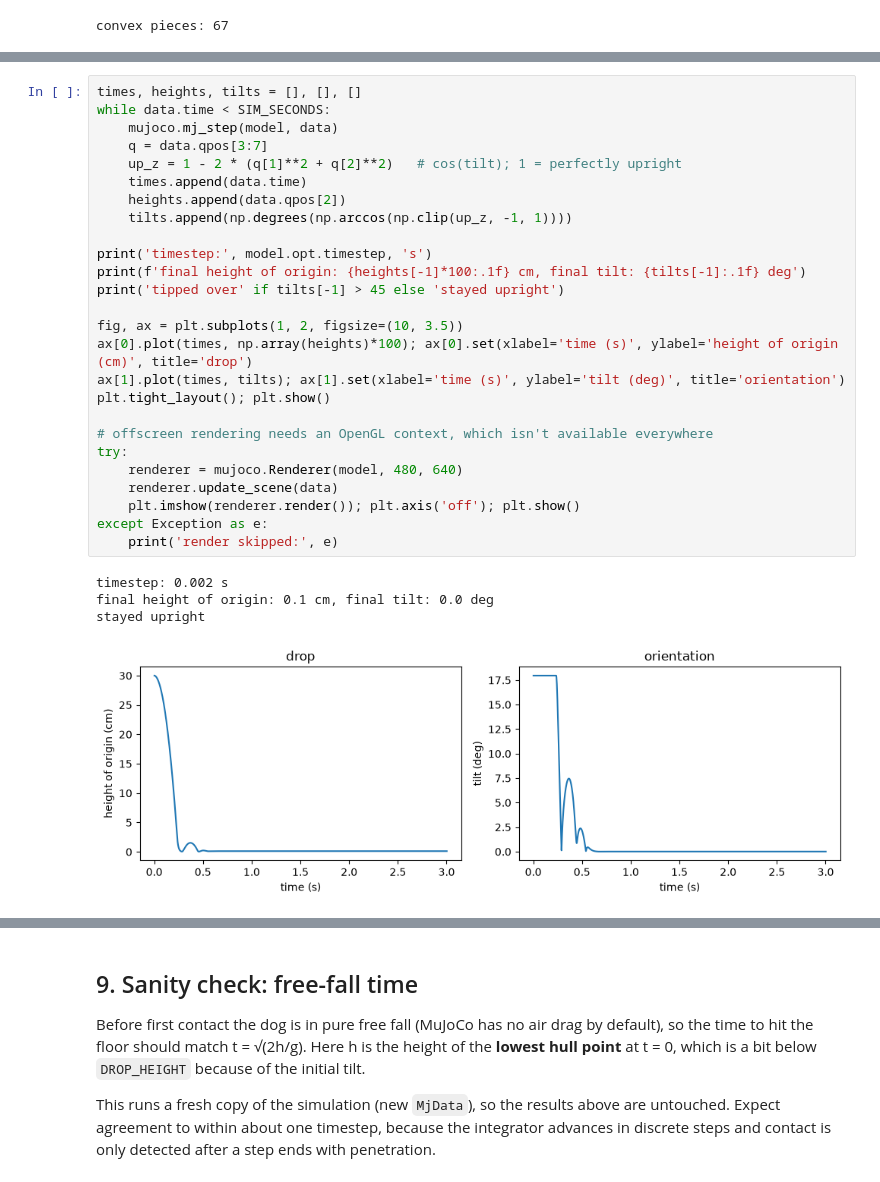
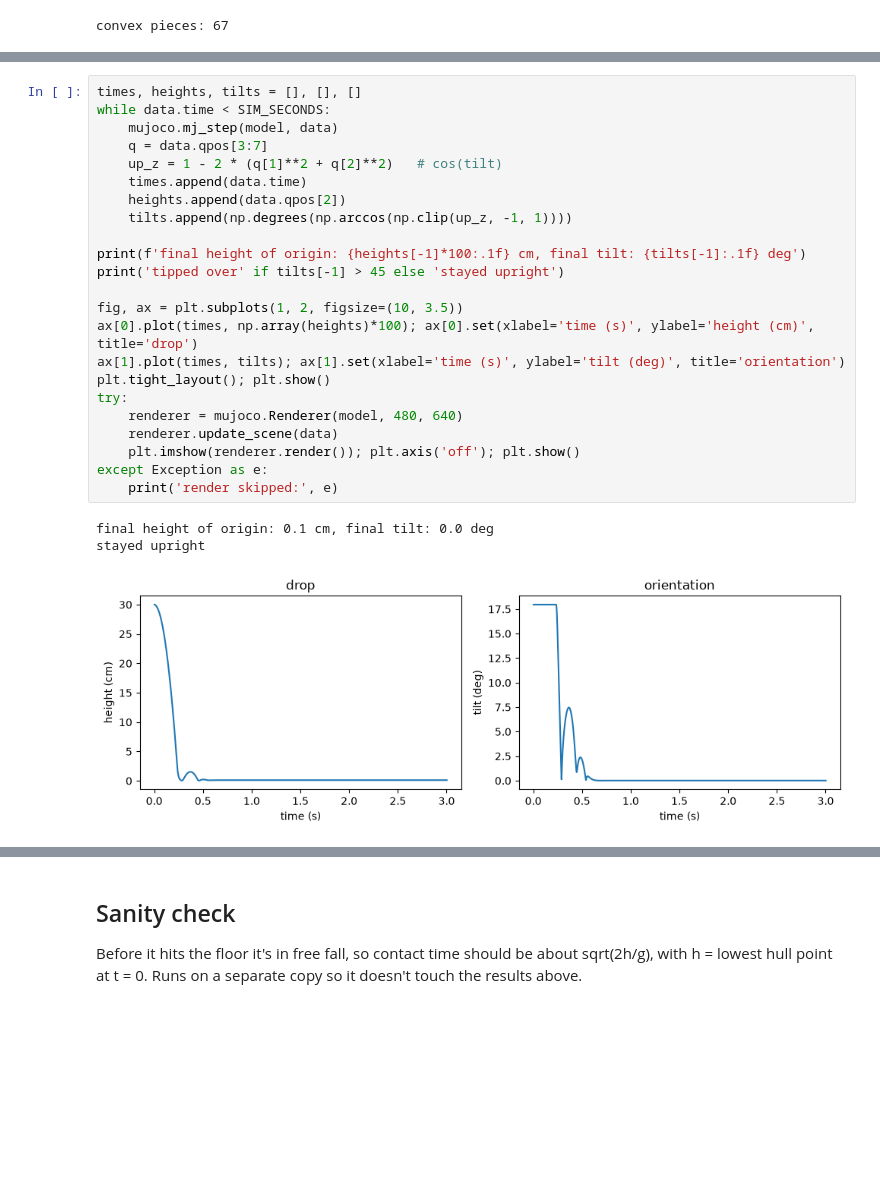
Before and after one commit to tantancodes/simulationtests, a Jupyter notebook: notebooks/01_drop_test.ipynb, the cells around one changed output, grey strips where cells are left out. Drawn from its saved outputs; the diff is of its cells as text; blank space fills up the shorter version.

```diff
--- a/notebooks/01_drop_test.ipynb
+++ b/notebooks/01_drop_test.ipynb
@@ -244,40 +194,34 @@ Step the physics for `SIM_SECONDS` and record two things each step.
 # %%
 times, heights, tilts = [], [], []
 while data.time < SIM_SECONDS:
     mujoco.mj_step(model, data)
     q = data.qpos[3:7]
-    up_z = 1 - 2 * (q[1]**2 + q[2]**2)   # cos(tilt); 1 = perfectly upright
+    up_z = 1 - 2 * (q[1]**2 + q[2]**2)   # cos(tilt)
     times.append(data.time)
     heights.append(data.qpos[2])
     tilts.append(np.degrees(np.arccos(np.clip(up_z, -1, 1))))
 
-print('timestep:', model.opt.timestep, 's')
 print(f'final height of origin: {heights[-1]*100:.1f} cm, final tilt: {tilts[-1]:.1f} deg')
 print('tipped over' if tilts[-1] > 45 else 'stayed upright')
 
 fig, ax = plt.subplots(1, 2, figsize=(10, 3.5))
-ax[0].plot(times, np.array(heights)*100); ax[0].set(xlabel='time (s)', ylabel='height of origin (cm)', title='drop')
+ax[0].plot(times, np.array(heights)*100); ax[0].set(xlabel='time (s)', ylabel='height (cm)', title='drop')
 ax[1].plot(times, tilts); ax[1].set(xlabel='time (s)', ylabel='tilt (deg)', title='orientation')
 plt.tight_layout(); plt.show()
-
-# offscreen rendering needs an OpenGL context, which isn't available everywhere
 try:
     renderer = mujoco.Renderer(model, 480, 640)
     renderer.update_scene(data)
     plt.imshow(renderer.render()); plt.axis('off'); plt.show()
 except Exception as e:
     print('render skipped:', e)
 # %% [output]
-timestep: 0.002 s
 final height of origin: 0.1 cm, final tilt: 0.0 deg
 stayed upright
-[figure, old version]
+[figure, new version]
 [figure]
 # %% [markdown]
-## 9. Sanity check: free-fall time
+## Sanity check
 
-Before first contact the dog is in pure free fall (MuJoCo has no air drag by default), so the time to hit the floor should match t = √(2h/g). Here h is the height of the **lowest hull point** at t = 0, which is a bit below `DROP_HEIGHT` because of the initial tilt.
-
-This runs a fresh copy of the simulation (new `MjData`), so the results above are untouched. Expect agreement to within about one timestep, because the integrator advances in discrete steps and contact is only detected after a step ends with penetration.
+Before it hits the floor it's in free fall, so contact time should be about sqrt(2h/g), with h = lowest hull point at t = 0. Runs on a separate copy so it doesn't touch the results above.
 # %%
 check = mujoco.MjData(model)
```
Also changed, not shown: parts of 20 cells of this notebook, 1 other file.
